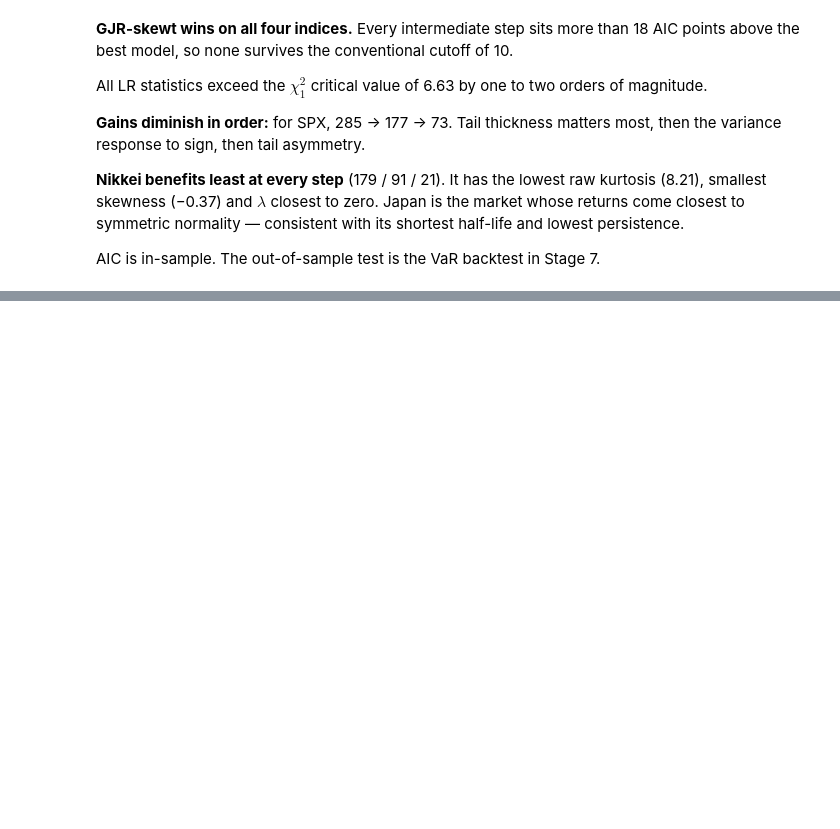
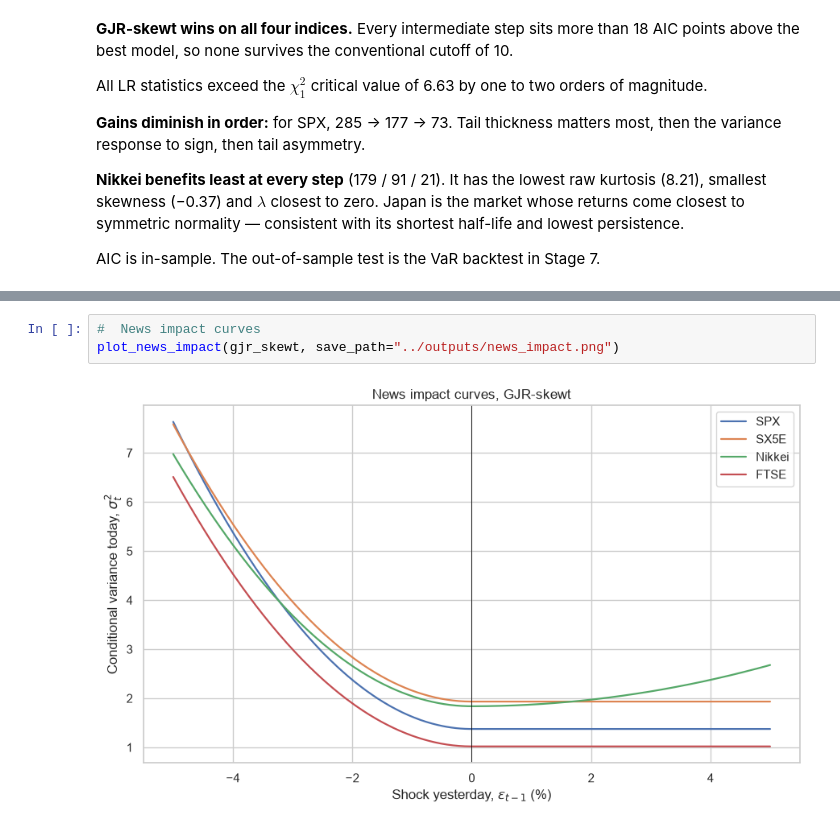
Before and after one commit to PeacoFoxy/StockMarket-Projects, a Jupyter notebook: garch_project/notebooks/garch_analysis.ipynb, the cells around one changed output, grey strips where cells are left out. Drawn from its saved outputs; the diff is of its cells as text; blank space fills up the shorter version.

Commit message:
Stage 6: cross-market comparison, sub-sample robustness, news impact curves

```diff
--- a/garch_project/notebooks/garch_analysis.ipynb
+++ b/garch_project/notebooks/garch_analysis.ipynb
@@ -1320,0 +1433,5 @@ AIC is in-sample. The out-of-sample test is the VaR backtest in Stage 7.
+# %%
+#  News impact curves
+plot_news_impact(gjr_skewt, save_path="../outputs/news_impact.png")
+# %% [output]
+[figure, added]
```
Also changed, not shown: parts of 10 cells of this notebook, 2 other files.
